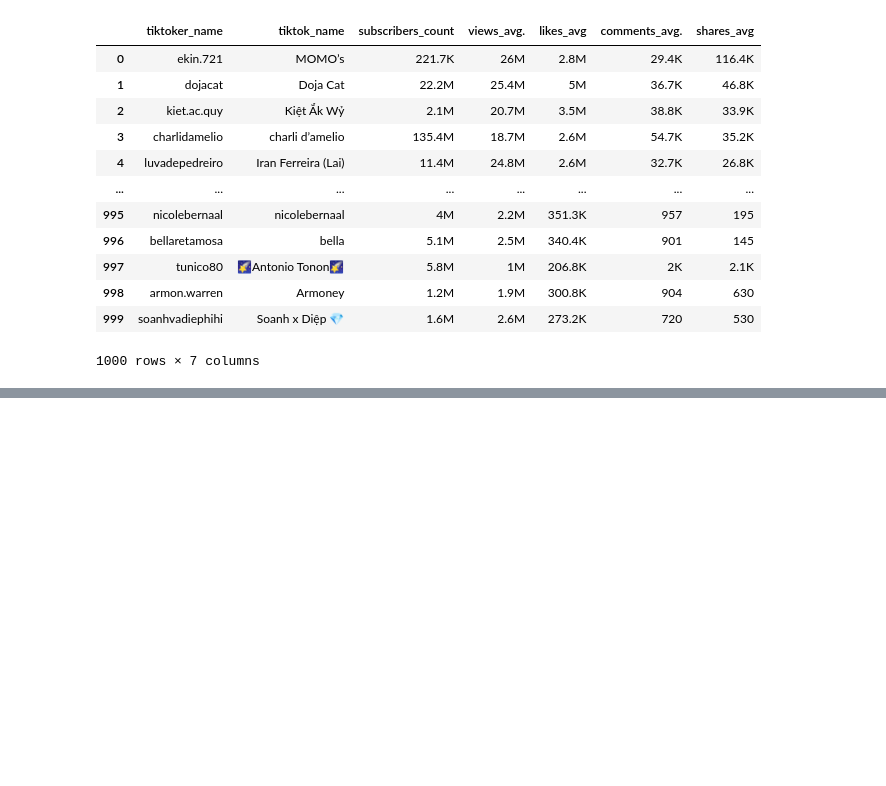
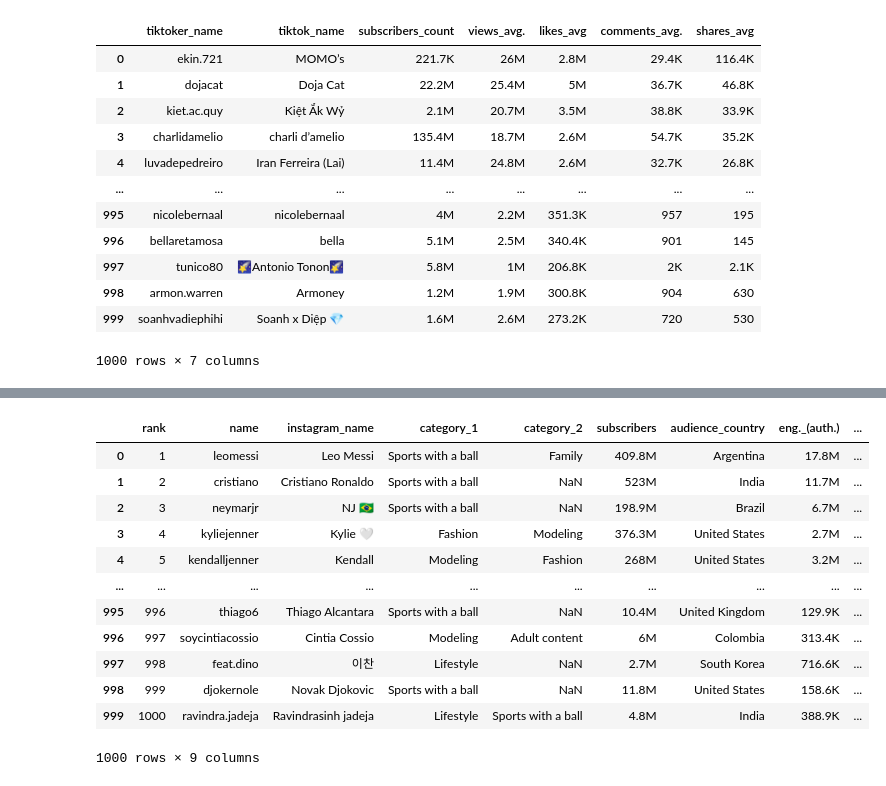
Before and after one commit to AlexOrtiz5/Social_Media, a Jupyter notebook: Clean_Media_Data.ipynb, the cells around one changed output, grey strips where cells are left out. Cells and saved outputs as stored; diff of their text form; code cells hidden in the pictures; blank space fills up the shorter version.

```diff
--- a/Clean_Media_Data.ipynb
+++ b/Clean_Media_Data.ipynb
@@ -267,0 +335,3 @@ df4
+# %%
+df6 = pd.read_csv("./Media_Data/social media influencers - youtube.csv")
+df6
@@ -267,0 +422,39 @@ df4
+# %%
+# 1. Remove leading/trailing whitespace from column names
+df7.columns = df7.columns.str.strip()
+
+# 2. Standardize column names (lowercase and replace spaces with underscores)
+df7.columns = df7.columns.str.lower().str.replace(' ', '_')
+
+# 3. Clean string columns (if any) - assuming potential whitespace
+string_columns_7 = df7.select_dtypes(include='object').columns
+for col in string_columns_7:
+    df7[col] = df7[col].str.strip()
+
+# Rename columns for potential consistency
+column_mapping_7 = {
+    'name': 'name',
+    'instagram name': 'instagram_name',
+    'category_1': 'category_1',
+    'category_2': 'category_2',
+    'followers': 'subscribers',  # Assuming 'followers' is the same as 'Subscribers'
+    'country': 'audience_country',  # Assuming 'country' refers to audience location
+    'eng. (auth.)': 'authentic_engagement',
+    'eng. (avg.)': 'engagement_average'
+}
+df7.rename(columns=column_mapping_7, inplace=True)
+df7
+# %% [output]
+|  | rank | name | instagram_name | category_1 | category_2 | subscribers | audience_country | eng._(auth.) | ... |
+| 0 | 1 | leomessi | Leo Messi | Sports with a ball | Family | 409.8M | Argentina | 17.8M | ... |
+| 1 | 2 | cristiano | Cristiano Ronaldo | Sports with a ball | NaN | 523M | India | 11.7M | ... |
+| 2 | 3 | neymarjr | NJ 🇧🇷 | Sports with a ball | NaN | 198.9M | Brazil | 6.7M | ... |
+| 3 | 4 | kyliejenner | Kylie 🤍 | Fashion | Modeling | 376.3M | United States | 2.7M | ... |
+| 4 | 5 | kendalljenner | Kendall | Modeling | Fashion | 268M | United States | 3.2M | ... |
+| ... | ... | ... | ... | ... | ... | ... | ... | ... | ... |
+| 995 | 996 | thiago6 | Thiago Alcantara | Sports with a ball | NaN | 10.4M | United Kingdom | 129.9K | ... |
+| 996 | 997 | soycintiacossio | Cintia Cossio | Modeling | Adult content | 6M | Colombia | 313.4K | ... |
+| 997 | 998 | feat.dino | 이찬 | Lifestyle | NaN | 2.7M | South Korea | 716.6K | ... |
+| 998 | 999 | djokernole | Novak Djokovic | Sports with a ball | NaN | 11.8M | United States | 158.6K | ... |
+| 999 | 1000 | ravindra.jadeja | Ravindrasinh jadeja | Lifestyle | Sports with a ball | 4.8M | India | 388.9K | ... |
+1000 rows × 9 columns
```
Also changed, not shown: parts of 23 cells of this notebook.
